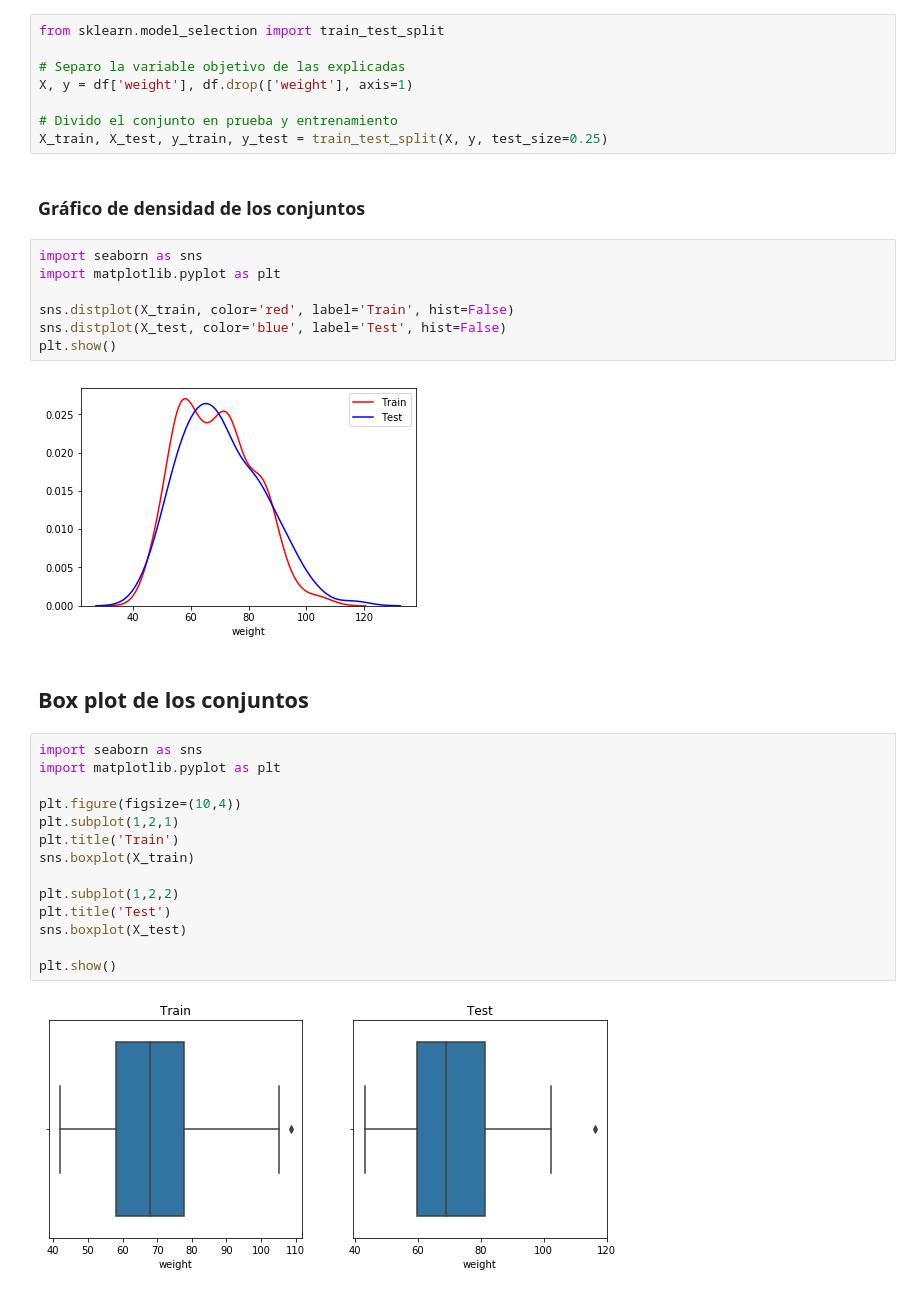
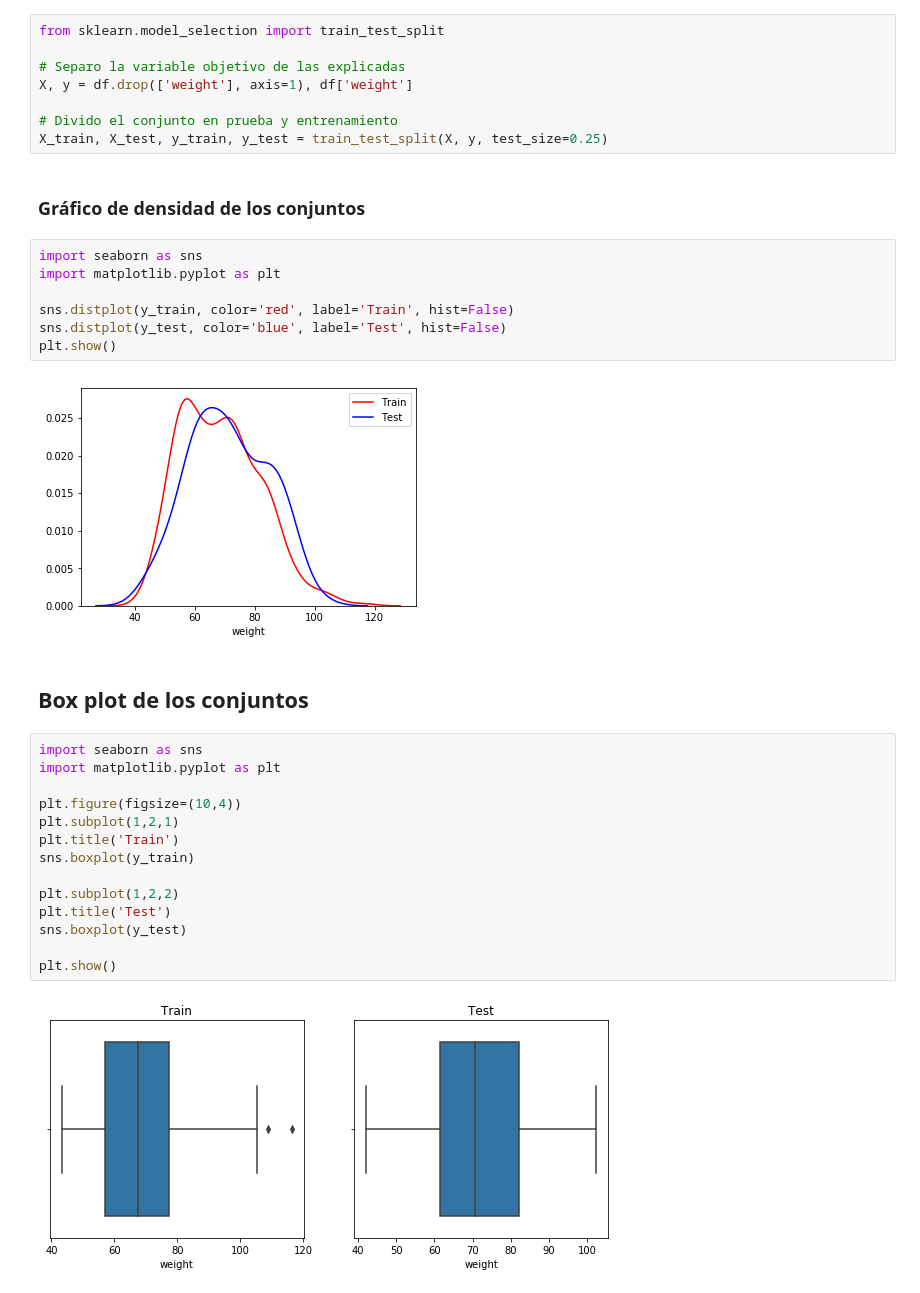
Before and after one commit to Giulianos/ml-mult-regression, a Jupyter notebook: notebook.ipynb, the cells around one changed output. Saved outputs shown, nothing was run; the diff lists cells and outputs as text.

```diff
--- a/notebook.ipynb
+++ b/notebook.ipynb
@@ -29,7 +29,7 @@ Separar el conjunto de registros en dos conjuntos de datos, uno para construir e
 from sklearn.model_selection import train_test_split
 
 # Separo la variable objetivo de las explicadas
-X, y = df['weight'], df.drop(['weight'], axis=1)
+X, y = df.drop(['weight'], axis=1), df['weight']
 
 # Divido el conjunto en prueba y entrenamiento
 X_train, X_test, y_train, y_test = train_test_split(X, y, test_size=0.25)
@@ -39,26 +39,26 @@ X_train, X_test, y_train, y_test = train_test_split(X, y, test_size=0.25)
 import seaborn as sns
 import matplotlib.pyplot as plt
 
-sns.distplot(X_train, color='red', label='Train', hist=False)
-sns.distplot(X_test, color='blue', label='Test', hist=False)
+sns.distplot(y_train, color='red', label='Train', hist=False)
+sns.distplot(y_test, color='blue', label='Test', hist=False)
 plt.show()
 # %% [output]
-[figure, old version]
+[figure, new version]
 # %% [markdown]
 ## Box plot de los conjuntos
 # %%
 import seaborn as sns
 import matplotlib.pyplot as plt
 
 plt.figure(figsize=(10,4))
 plt.subplot(1,2,1)
 plt.title('Train')
-sns.boxplot(X_train)
+sns.boxplot(y_train)
 
 plt.subplot(1,2,2)
 plt.title('Test')
-sns.boxplot(X_test)
+sns.boxplot(y_test)
 
 plt.show()
 # %% [output]
-[figure, old version]
+[figure, new version]
```
Also changed, not shown: parts of 4 cells of this notebook.
